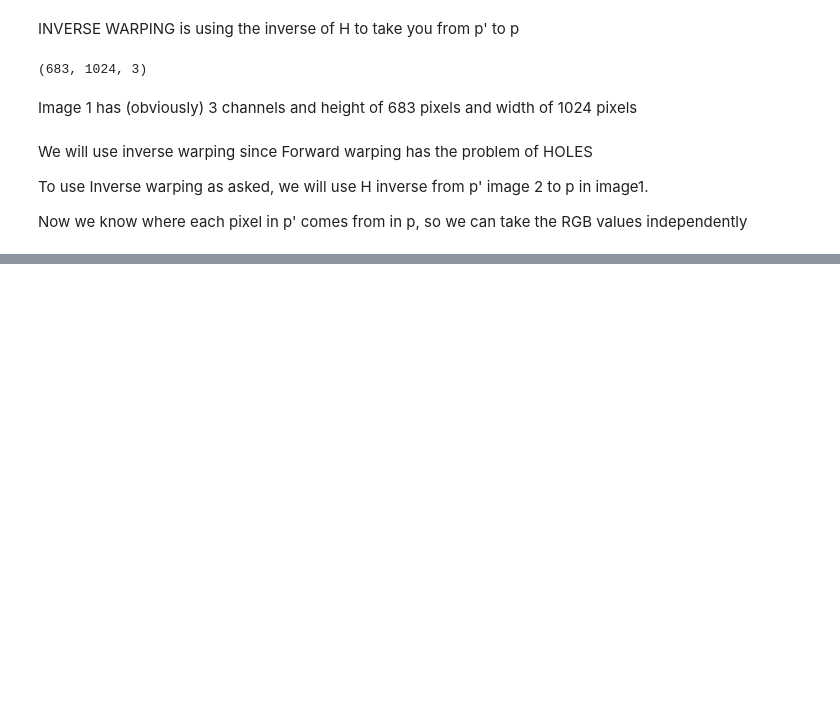
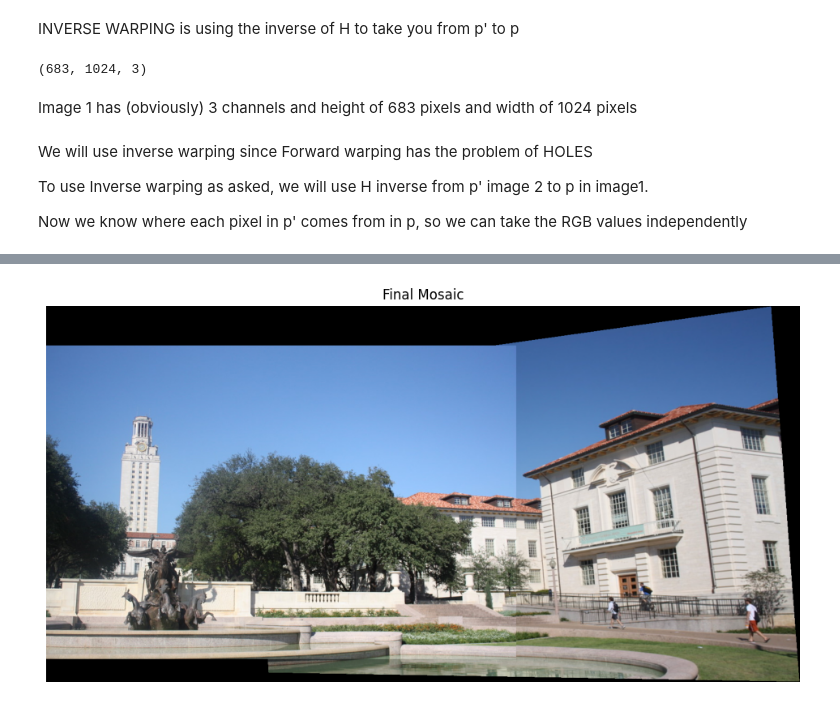
Before and after one commit to shadyalattarr/CV_Assignment_2, a Jupyter notebook: part_2.ipynb, the cells around one changed output, grey strips where cells are left out. Saved outputs shown, nothing was run; the diff lists cells and outputs as text; code cells hidden in the pictures; blank space fills up the shorter version.

```diff
--- a/part_2.ipynb
+++ b/part_2.ipynb
@@ -287,7 +285,7 @@ def inverse_homography(H):
     return np.linalg.inv(H)
 # %%
 def get_warped_bounds(original_image,H):
-    height_src, width_src = original_image.shape[:2] # exclude channel
+    height_src, width_src = original_image.shape[:2] # exclude channel dimension
     # print(height_src) # 683  y represent row
     # print(width_src) # 1024  x represent column
 
@@ -330,9 +328,9 @@ def get_warped_bounds(original_image,H):
     out_height = max_y - min_y + 1
     #print(out_height)
     #print(out_width)
-
+    # print(out_width, out_height,'out_width, out_height')
     output_image = np.zeros((out_height, out_width, 3))
-    return output_image,min_x,min_y
+    return output_image,min_x,min_y,warped_corners
 # %%
 def linear_interpolate(x,x0,v0,x1,v1):
     if x1 == x0:
@@ -401,7 +399,7 @@ def bilinear_interpolate2(input_image, x_src, y_src, c):
     return value
 # %%
 def inverse_warping(H,input_image):
-    output_image, min_x,min_y = get_warped_bounds(input_image,H)
+    output_image, min_x,min_y,_ = get_warped_bounds(input_image,H)
     # output_image rn is empty
     # min_x and min_y are offsets
 
@@ -492,0 +491,80 @@ output = warp(H,image1)
+# %%
+def create_mosaic(img1, img2, H):
+    # Warp image 2 into image 1's frame
+    warped_img2, min_x2, min_y2,warped_corners2 = get_warped_bounds(img2, H)
+    warped_img2 = inverse_warping(H, img2)
+    warped_img2 = np.clip(warped_img2, 0, 255).astype(np.uint8)
+
+    # Image 1 stays in original frame, but we may need to place it into the same mosaic
+    h1, w1 = img1.shape[:2]
+
+    # Compute image 1 corners and overall bounds with image 2
+    corners_img1 = np.array([
+        [0, 0],
+        [0, h1 - 1],
+        [w1 - 1, 0],
+        [w1 - 1, h1 - 1]
+    ])
+    all_corners = []
+
+    for (x, y) in corners_img1:
+        all_corners.append([x, y])
+    # warped_corners2 = []
+    # for (x, y) in [[0, 0], [0, img2.shape[0]-1], [img2.shape[1]-1, 0], [img2.shape[1]-1, img2.shape[0]-1]]:
+    #     xw, yw, w = H @ [x, y, 1]
+    #     warped_corners2.append([xw / w, yw / w])
+    all_corners.extend(warped_corners2)
+
+    all_corners = np.array(all_corners)
+    min_x = int(np.floor(np.min(all_corners[:, 0])))
+    max_x = int(np.ceil(np.max(all_corners[:, 0])))
+    min_y = int(np.floor(np.min(all_corners[:, 1])))
+    max_y = int(np.ceil(np.max(all_corners[:, 1])))
+    # print(min_x,max_x,min_y,max_y," min x, max x, min y, max y")
+
+    mosaic_width = max_x - min_x + 1
+    mosaic_height = max_y - min_y + 1
+
+    # Offsets to shift images into positive coordinates
+    offset_x = -min_x #after warping image2, may be negative
+    offset_y = -min_y
+
+    # Create empty canvas
+    mosaic = np.zeros((mosaic_height, mosaic_width, 3), dtype=np.uint8)
+
+    # Place img1 into mosaic
+    for y in range(h1):
+        for x in range(w1):
+            pixel = img1[y, x]
+            if not np.all(pixel == 0):
+                mosaic[y + offset_y, x + offset_x] = pixel # # Place image 1 in the correct position
+
+    # Place warped img2 into mosaic
+    h2, w2 = warped_img2.shape[:2]
+    for y in range(h2):
+        for x in range(w2):
+            pixel = warped_img2[y, x]
+            if not np.all(pixel == 0): ## Only overwrite non-black pixels
+                # Coordinates of warped image 2 are already aligned in img1's frame
+                mosaic_y = y + min_y2 + offset_y
+                mosaic_x = x + min_x2 + offset_x
+                if 0 <= mosaic_y < mosaic_height and 0 <= mosaic_x < mosaic_width: # check bounds
+                    if np.all(mosaic[mosaic_y, mosaic_x] == 0): # Only overwrite if the pixel is black (0,0,0)
+                        mosaic[mosaic_y, mosaic_x] = pixel # copying each non-black pixel from the warped version of image2
+                    # blend instead of overwrite
+                    # else:
+                    #     mosaic[mosaic_y, mosaic_x] = (mosaic[mosaic_y, mosaic_x] // 2 + pixel // 2)
+
+    return mosaic
+
+H = np.array(H, dtype=np.float64)
+mosaic = create_mosaic(image2, image1, H)
+
+# Show result
+plt.figure(figsize=(12, 8))
+plt.imshow(cv.cvtColor(mosaic, cv.COLOR_BGR2RGB))
+plt.title("Final Mosaic")
+plt.axis('off')
+plt.show()
+# %% [output]
+[figure, added]
```
Also changed, not shown: parts of 8 cells of this notebook.
